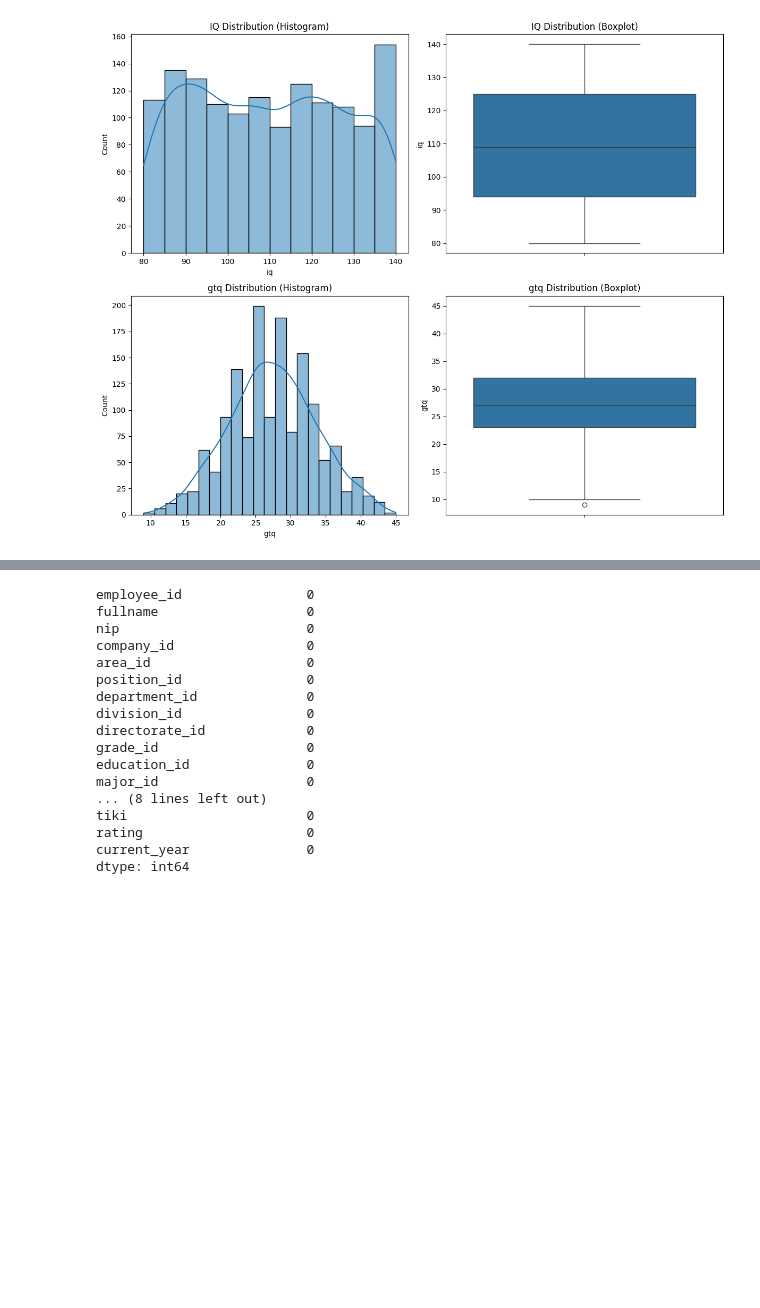
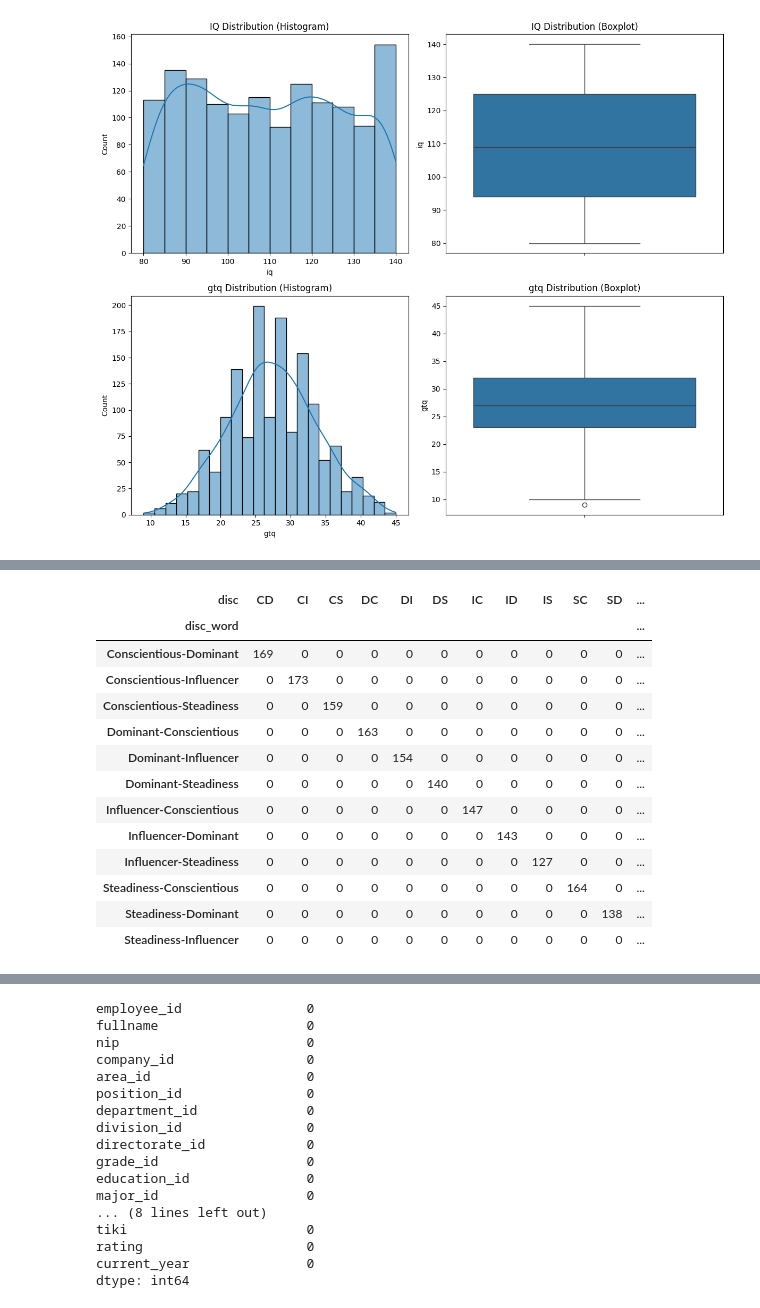
Before and after one commit to fbudimannn/talent-intelligence-system, a Jupyter notebook: 1_analysis/data_exploration.ipynb, the cells around one changed output, grey strips where cells are left out. Cells and saved outputs as stored; diff of their text form; code cells hidden in the pictures; blank space fills up the shorter version.

```diff
--- a/1_analysis/data_exploration.ipynb
+++ b/1_analysis/data_exploration.ipynb
@@ -416,0 +451,17 @@ Name: proportion, dtype: float64
+# %%
+pd.pivot_table(df_main, index='disc_word', columns='disc', aggfunc='size', fill_value=0)
+# %% [output]
+| disc | CD | CI | CS | DC | DI | DS | IC | ID | IS | SC | SD | ... |
+| disc_word |  |  |  |  |  |  |  |  |  |  |  | ... |
+| Conscientious-Dominant | 169 | 0 | 0 | 0 | 0 | 0 | 0 | 0 | 0 | 0 | 0 | ... |
+| Conscientious-Influencer | 0 | 173 | 0 | 0 | 0 | 0 | 0 | 0 | 0 | 0 | 0 | ... |
+| Conscientious-Steadiness | 0 | 0 | 159 | 0 | 0 | 0 | 0 | 0 | 0 | 0 | 0 | ... |
+| Dominant-Conscientious | 0 | 0 | 0 | 163 | 0 | 0 | 0 | 0 | 0 | 0 | 0 | ... |
+| Dominant-Influencer | 0 | 0 | 0 | 0 | 154 | 0 | 0 | 0 | 0 | 0 | 0 | ... |
+| Dominant-Steadiness | 0 | 0 | 0 | 0 | 0 | 140 | 0 | 0 | 0 | 0 | 0 | ... |
+| Influencer-Conscientious | 0 | 0 | 0 | 0 | 0 | 0 | 147 | 0 | 0 | 0 | 0 | ... |
+| Influencer-Dominant | 0 | 0 | 0 | 0 | 0 | 0 | 0 | 143 | 0 | 0 | 0 | ... |
+| Influencer-Steadiness | 0 | 0 | 0 | 0 | 0 | 0 | 0 | 0 | 127 | 0 | 0 | ... |
+| Steadiness-Conscientious | 0 | 0 | 0 | 0 | 0 | 0 | 0 | 0 | 0 | 164 | 0 | ... |
+| Steadiness-Dominant | 0 | 0 | 0 | 0 | 0 | 0 | 0 | 0 | 0 | 0 | 138 | ... |
+| Steadiness-Influencer | 0 | 0 | 0 | 0 | 0 | 0 | 0 | 0 | 0 | 0 | 0 | ... |
```
Also changed, not shown: parts of 10 cells of this notebook.
